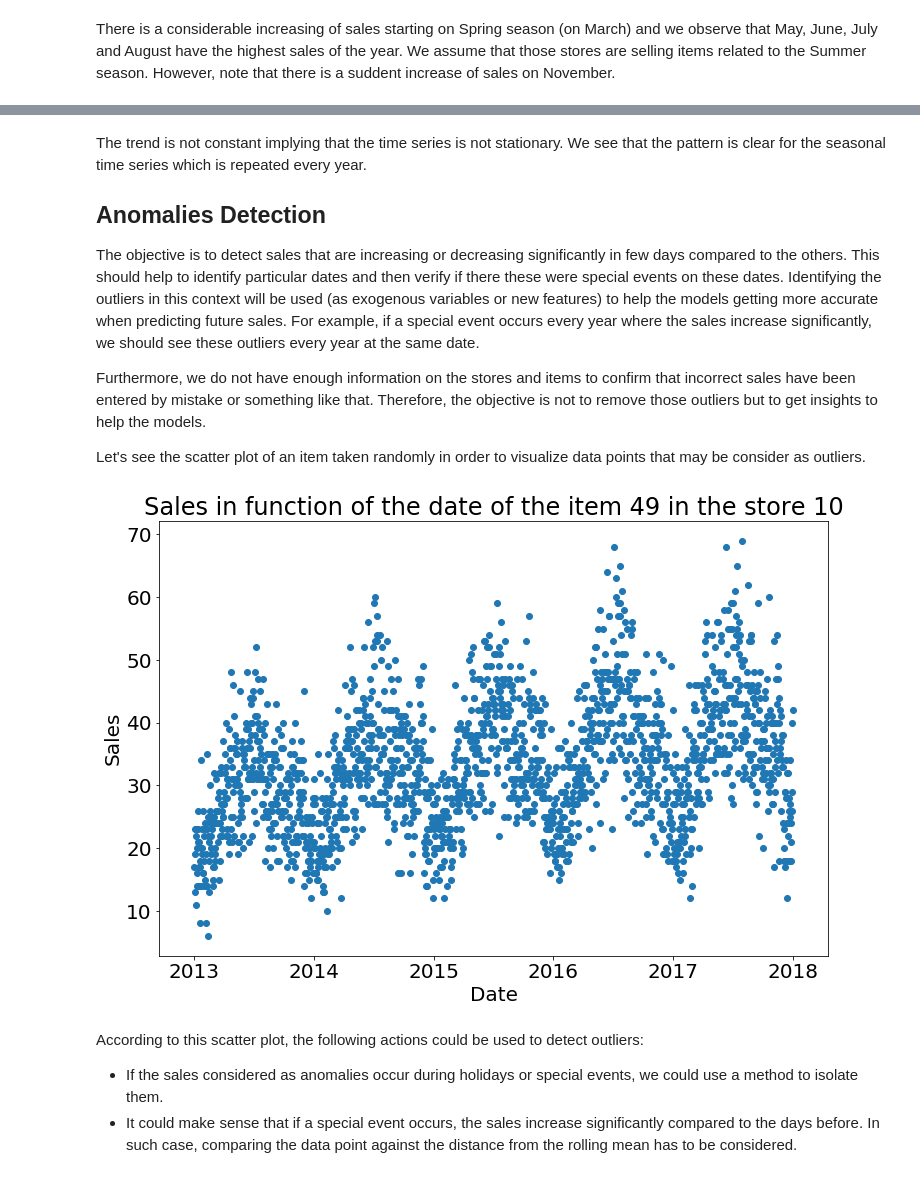
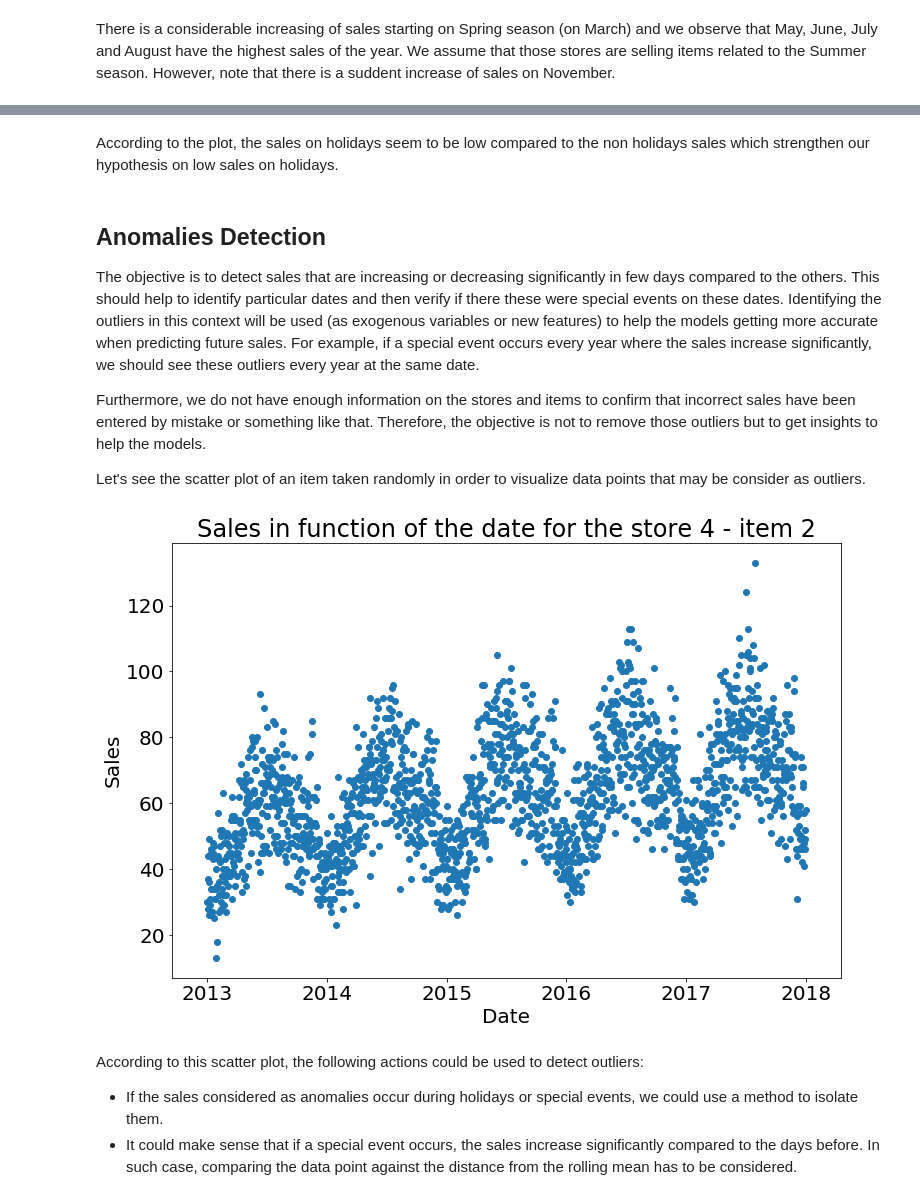
Before and after one commit to glapointe7/StoreItemDemandForecasting, a Jupyter notebook: Store Demand Analysis.ipynb, the cells around one changed output, grey strips where cells are left out. Saved outputs shown, nothing was run; the diff lists cells and outputs as text; code cells hidden in the pictures.

```diff
--- a/Store Demand Analysis.ipynb
+++ b/Store Demand Analysis.ipynb
@@ -179,24 +227 @@ plt.legend(loc='upper left', shadow=True);
 In a time series, the mean and standard deviation change in function of the time. In that case, we have to use the rolling mean and standard deviation in order to detect trends per month and also to overview the difference between the seasons for each year.
-# %%
-store_id = randint(1, 10)
-item_id = randint(1, 50)
-
-# Set the store index as the date with daily frequencies.
-item = train.loc[(train.store == store_id) & (train.item == item_id), ['date', 'sales']]
-item.date = pandas.DatetimeIndex(item.date)
-item.set_index('date', inplace=True)
-item = item.asfreq('D')
-
-# Determine the rolling means and the standard deviation per month.
-rollmean = item.sales.rolling(30).mean()
-rollstd = item.sales.rolling(30).std()
-
-# Plot rolling mean and standard deviation.
-plt.figure(figsize=(20, 10))
-plt.rcParams.update({'font.size': 20})
-plt.plot(item, color='blue',label='Original')
-plt.plot(rollmean, color='red', label='Rolling Mean')
-plt.plot(rollstd, color='black', label = 'Rolling Std')
-plt.legend(loc='best')
-plt.title("Sales in function of the time for store " + str(store_id) + " and item " + str(item_id))
-plt.show(block=False)
@@ -297,7 +350,6 @@ plt.show()
+# %% [markdown]
+According to the plot, the sales on holidays seem to be low compared to the non holidays sales which strengthen our hypothesis on low sales on holidays.
 # %% [markdown]
-The trend is not constant implying that the time series is not stationary. We see that the pattern is clear for the seasonal time series which is repeated every year.
-
-
 ## Anomalies Detection <a name="anomalies_detection"></a>
 The objective is to detect sales that are increasing or decreasing significantly in few days compared to the others. This should help to identify particular dates and then verify if there these were special events on these dates. Identifying the outliers in this context will be used (as exogenous variables or new features) to help the models getting more accurate when predicting future sales. For example, if a special event occurs every year where the sales increase significantly, we should see these outliers every year at the same date.
 
@@ -306,13 +358,13 @@ Furthermore, we do not have enough information on the stores and items to confir
 Let's see the scatter plot of an item taken randomly in order to visualize data points that may be consider as outliers.
 # %%
 plt.figure(figsize=(12, 8))
-plt.scatter(x=item.index, y=item.sales)
-plt.title("Sales in function of the date of the item " + str(item_id) + " in the store " + str(store_id))
+plt.scatter(x=item.dataset.index, y=item.dataset.sales)
+plt.title("Sales in function of the date for the store " + str(item.store_id) + " - item " + str(item.item_id))
 plt.xlabel('Date')
 plt.ylabel('Sales')
 plt.show()
 # %% [output]
-[figure, old version]
+[figure, new version]
 # %% [markdown]
 According to this scatter plot, the following actions could be used to detect outliers:
 - If the sales considered as anomalies occur during holidays or special events, we could use a method to isolate them.
```
Also changed, not shown: parts of 70 cells of this notebook, 5 other files.
